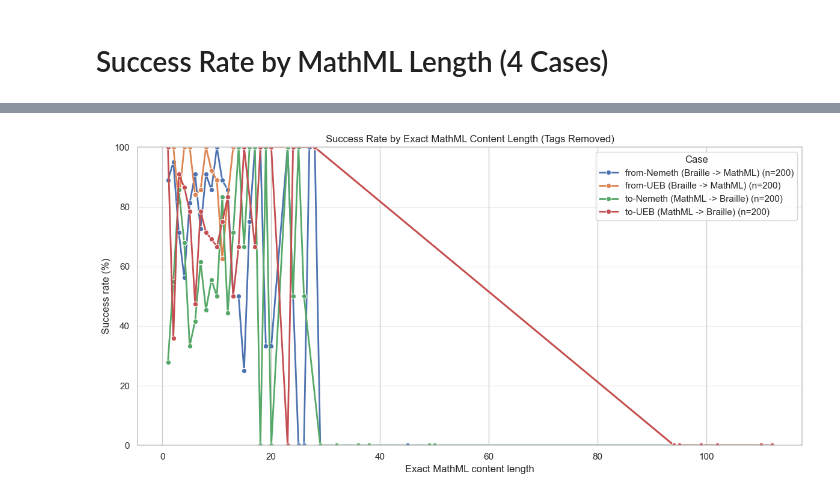
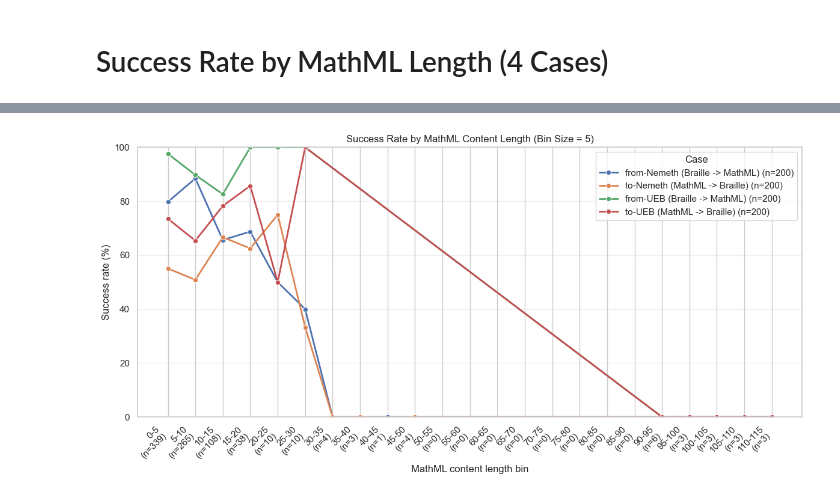
Before and after one commit to NSoiffer/MathMLData, a Jupyter notebook: success_rate_by_length.ipynb, the cells around one changed output, grey strips where cells are left out. Cells and saved outputs as stored; diff of their text form; code cells hidden in the pictures.

Commit message:
notebook: success_rate_by_length

```diff
--- a/success_rate_by_length.ipynb
+++ b/success_rate_by_length.ipynb
@@ -41,7 +41,7 @@ RESULT_SPECS = [
     },
 ]
 
-MATHML_CONTENT_LENGTH_BIN_EDGES = [0, 50, 80, 120, 160, 250, 1000]
+MATHML_CONTENT_BIN_SIZE = 5
 BRAILLE_LENGTH_BIN_EDGES = [0, 3, 7, 12, 18, 30, 500]
 # %%
 def first_matching_idx(lines, predicate):
@@ -211,28 +236,41 @@ display(mathml_length_summary.sort_values(["case", "mathml_content_length"]))
 # %%
+def format_interval(interval) -> str:
+    left = int(round(interval.left))
+    right = int(round(interval.right))
+    return f"{left}-{right}"
+
+
+x_positions = list(range(len(mathml_content_bin_order)))
+bin_count_map = dict(zip(mathml_content_bin_sizes["mathml_content_length_bin"], mathml_content_bin_sizes["count_total"]))
+x_labels = [f"{format_interval(interval)}\n(n={bin_count_map.get(interval, 0)})" for interval in mathml_content_bin_order]
+
 n_per_case = df.groupby("case").size().to_dict()
-mathml_plot_df = mathml_length_summary.copy()
+mathml_plot_df = mathml_content_summary_by_bin.copy()
+mathml_plot_df["x_pos"] = mathml_plot_df["mathml_content_length_bin"].map({interval: i for i, interval in enumerate(mathml_content_bin_order)})
 mathml_plot_df["case_label"] = mathml_plot_df["case"].map(lambda c: f"{c} (n={n_per_case[c]})")
 
 fig, ax = plt.subplots(figsize=(12, 6))
 sns.lineplot(
     data=mathml_plot_df,
-    x="mathml_content_length",
+    x="x_pos",
     y="success_rate_pct",
     hue="case_label",
     marker="o",
     linewidth=2,
     estimator=None,
-    sort=True,
+    sort=False,
     ax=ax,
 )
 
-ax.set_title("Success Rate by Exact MathML Content Length (Tags Removed)")
-ax.set_xlabel("Exact MathML content length")
+ax.set_title("Success Rate by MathML Content Length (Bin Size = 5)")
+ax.set_xlabel("MathML content length bin")
 ax.set_ylabel("Success rate (%)")
+ax.set_xticks(x_positions)
+ax.set_xticklabels(x_labels, rotation=45, ha="right")
 ax.set_ylim(0, 100)
 ax.grid(axis="y", alpha=0.3)
 ax.legend(title="Case")
 fig.tight_layout()
 plt.show()
 # %% [output]
-[figure, old version]
+[figure, new version]
```
Also changed, not shown: parts of 3 cells of this notebook.
